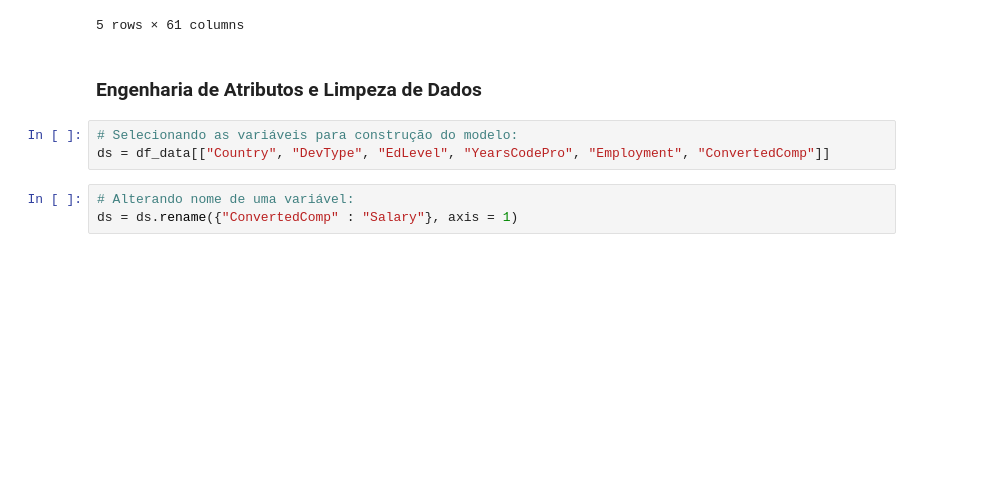
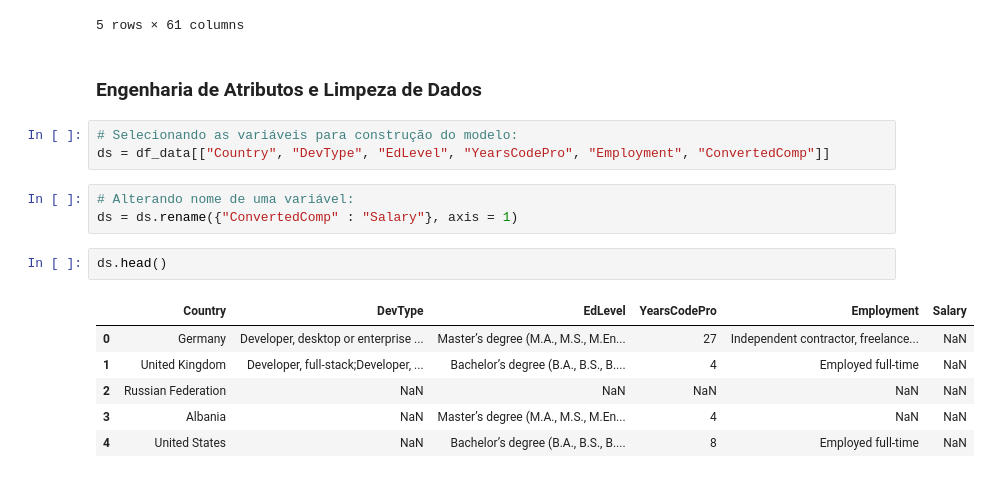
Before and after one commit to SamuelMends/salaries_prediction_project, a Jupyter notebook: Projeto1.ipynb, the cells around one changed output. Drawn from its saved outputs; the diff is of its cells as text; blank space fills up the shorter version.

```diff
--- a/Projeto1.ipynb
+++ b/Projeto1.ipynb
@@ -52,3 +52,12 @@ ds = df_data[["Country", "DevType", "EdLevel", "YearsCodePro", "Employment", "Co
 # %%
 # Alterando nome de uma variável:
 ds = ds.rename({"ConvertedComp" : "Salary"}, axis = 1)
+# %%
+ds.head()
+# %% [output]
+|  | Country | DevType | EdLevel | YearsCodePro | Employment | Salary |
+| 0 | Germany | Developer, desktop or enterprise ... | Master’s degree (M.A., M.S., M.En... | 27 | Independent contractor, freelance... | NaN |
+| 1 | United Kingdom | Developer, full-stack;Developer, ... | Bachelor’s degree (B.A., B.S., B.... | 4 | Employed full-time | NaN |
+| 2 | Russian Federation | NaN | NaN | NaN | NaN | NaN |
+| 3 | Albania | NaN | Master’s degree (M.A., M.S., M.En... | 4 | NaN | NaN |
+| 4 | United States | NaN | Bachelor’s degree (B.A., B.S., B.... | 8 | Employed full-time | NaN |
```
